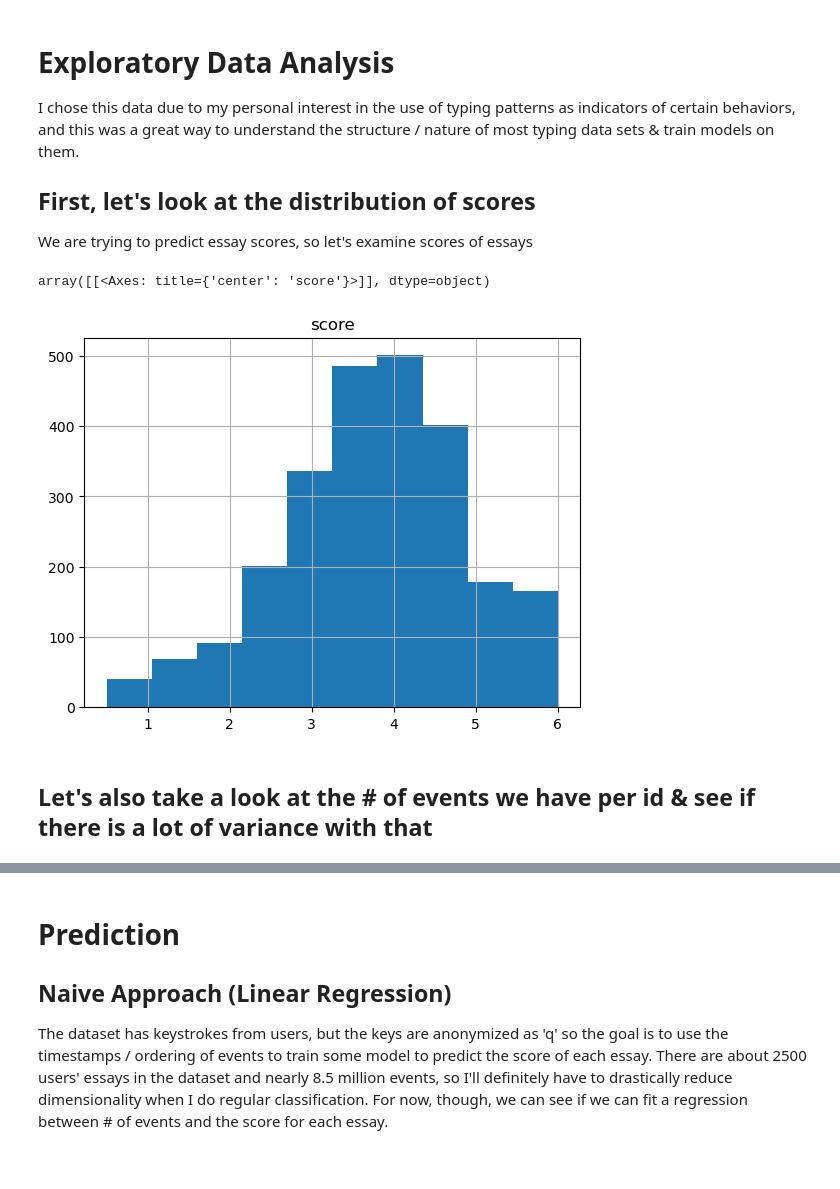
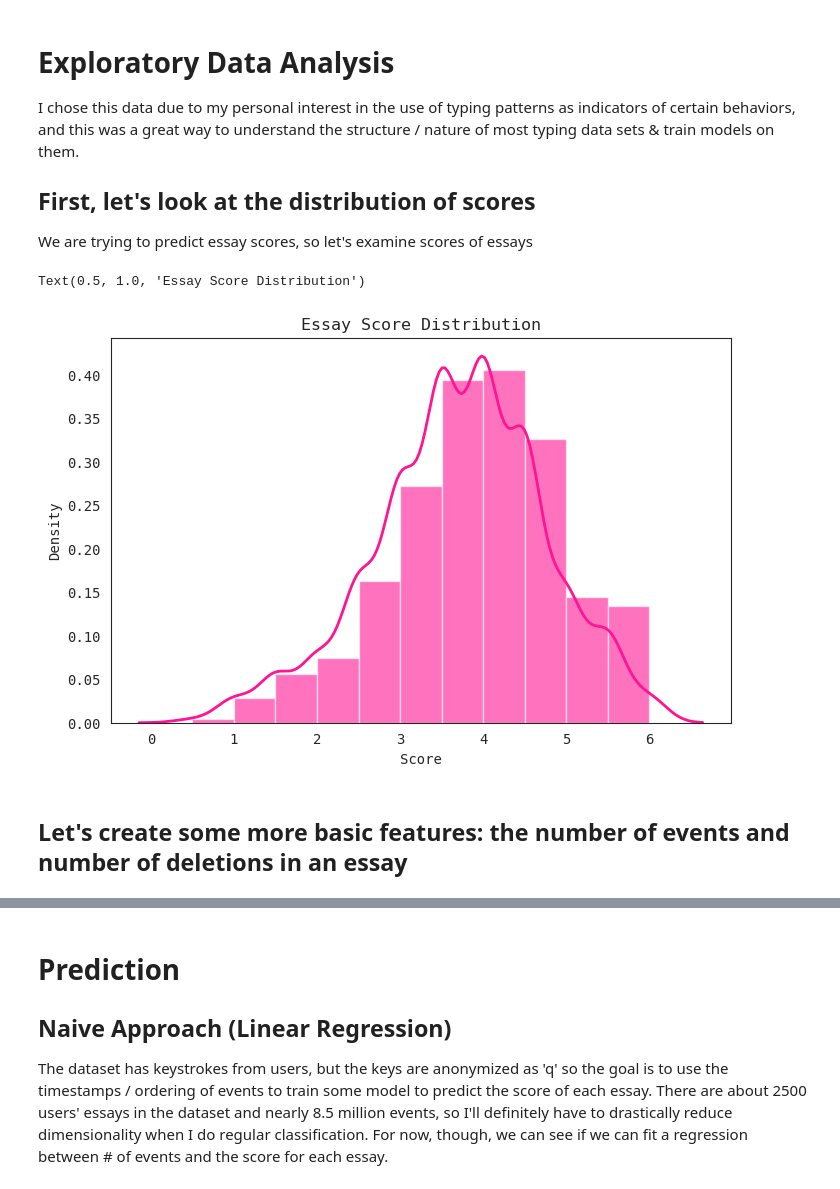
Before and after one commit to kabir-vats/Keystroke-Essay-Score-Prediction, a Jupyter notebook: prediction.ipynb, the cells around one changed output, grey strips where cells are left out. Drawn from its saved outputs; the diff is of its cells as text; code cells hidden in the pictures.

Commit message:
complete linear regressions, start CV, improve visualizations

```diff
--- a/prediction.ipynb
+++ b/prediction.ipynb
@@ -7,9 +18,17 @@ import random
 import statistics
 import pandas as pd
 from matplotlib import pyplot as plt
-import seaborn
+import seaborn as sns
+from sklearn import linear_model
 import datetime
 from tqdm import tqdm
+import sys
+import warnings
+import lightgbm as lgbm
+from sklearn.model_selection import KFold
+
+warnings.filterwarnings("ignore")
+sns.set_style("white")
 # %%
 event_df = pd.read_csv('train_logs.csv.zip')
 event_df
@@ -54,10 +73,26 @@ I chose this data due to my personal interest in the use of typing patterns as i
 ## First, let's look at the distribution of scores
 
 We are trying to predict essay scores, so let's examine scores of essays
-# %%
-score_df.hist(column='score')
-# %% [output]
-array([[<Axes: title={'center': 'score'}>]], dtype=object)
-[figure, removed]
+# %%
+sns.set_style("white")
+plt.rcParams['font.family'] = 'monospace'
+# Import data
+x1 = score_df['score']
+
+# Plot
+kwargs = dict(hist_kws={'alpha':.6}, kde_kws={'linewidth':2}, bins=[0.5,1,1.5,2,2.5,3,3.5,4,4.5,5,5.5,6])
+
+plt.figure(figsize=(8,5), dpi= 100)
+
+
+
+sns.distplot(x1, color="deeppink", **kwargs)
+
+plt.xlabel("Score")
+plt.ylabel("Density")
+plt.title("Essay Score Distribution")
+# %% [output]
+Text(0.5, 1.0, 'Essay Score Distribution')
+[figure, added]
 # %% [markdown]
-## Let's also take a look at the # of events we have per id & see if there is a lot of variance with that
+## Let's create some more basic features: the number of events and number of deletions in an essay
```
Also changed, not shown: parts of 22 cells of this notebook.
